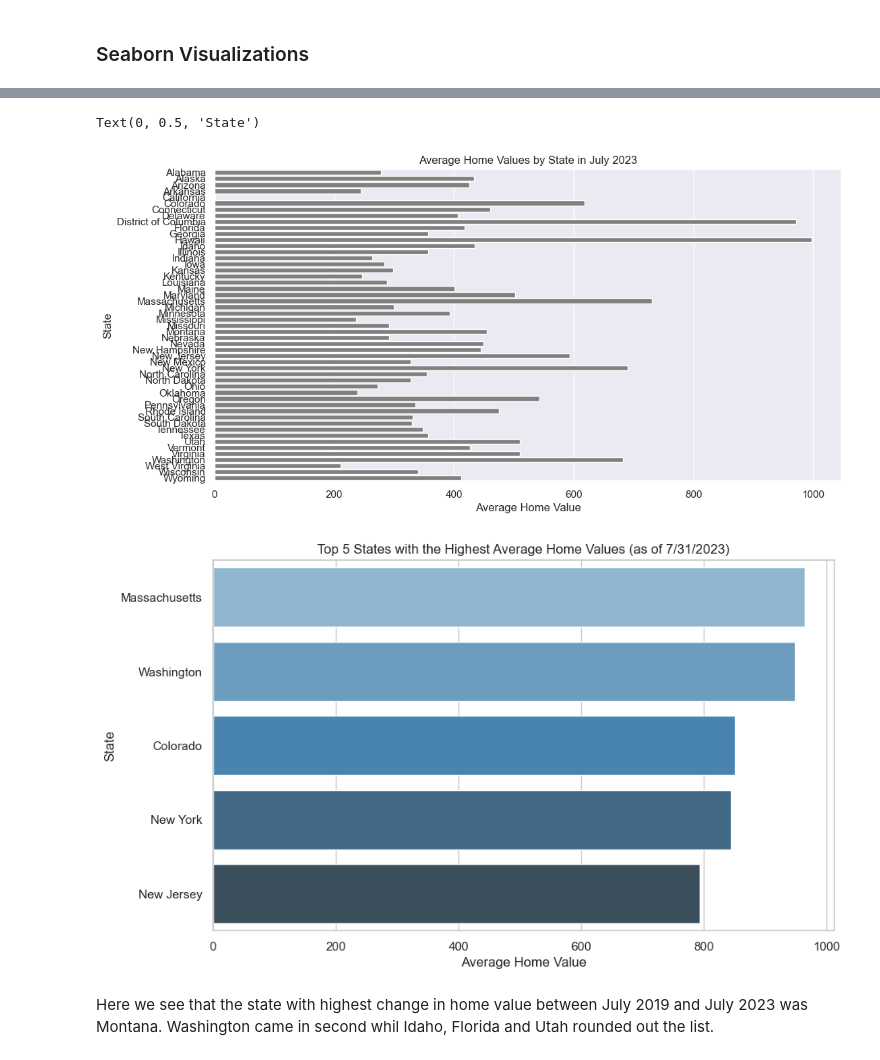
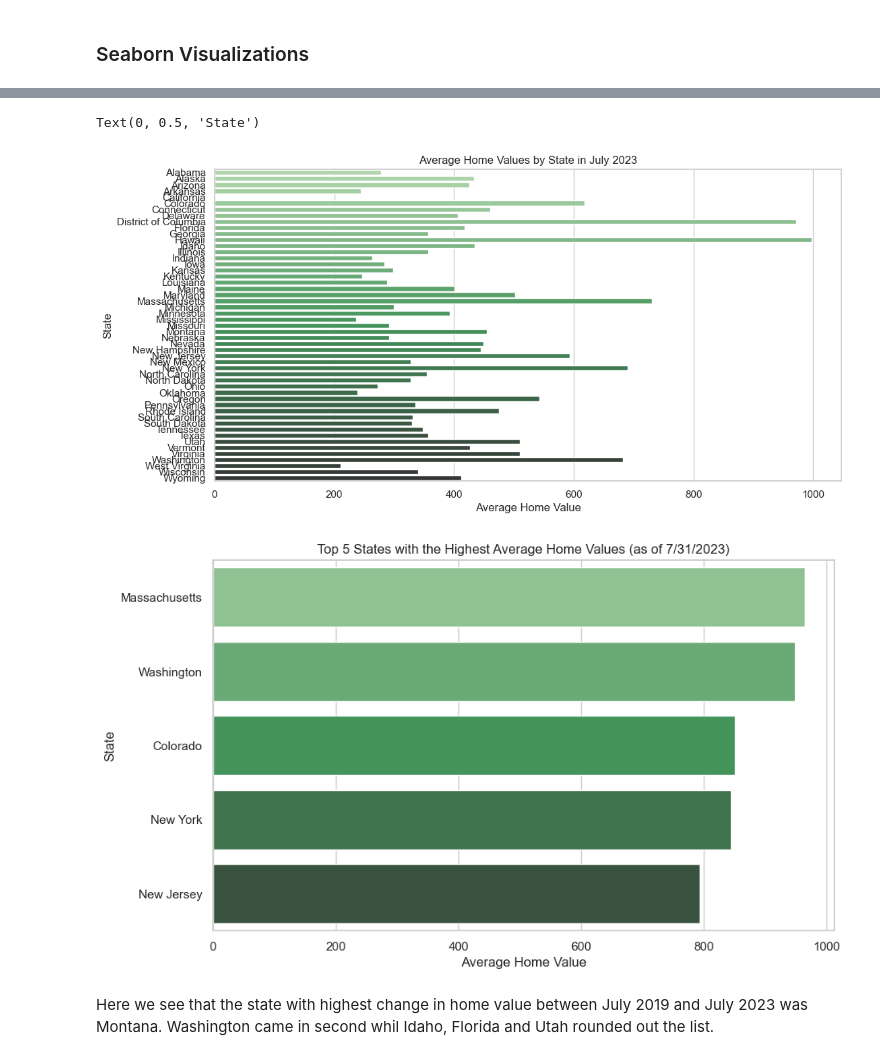
Before and after one commit to guzmanwolfrank/Data, a Jupyter notebook: SQL Zillow/ZillowProject.ipynb, the cells around one changed output, grey strips where cells are left out. Saved outputs shown, nothing was run; the diff lists cells and outputs as text; code cells hidden in the pictures.

```diff
--- a/SQL Zillow/ZillowProject.ipynb
+++ b/SQL Zillow/ZillowProject.ipynb
@@ -162,26 +162,26 @@ Text(0, 0.5, 'State')
 
 # Chart 2: Average home values by state in September 2021
 plt.figure(figsize=(12, 6))
-sns.barplot(data=query_results[0], x='AvgHomeValue', y='State',color="grey")
+sns.barplot(data=query_results[0], x='AvgHomeValue', y='State',palette="Greens_d",color="grey")
 plt.title('Average Home Values by State in July 2023')
 plt.xlabel('Average Home Value')
 plt.ylabel('State')
 # %% [output]
 Text(0, 0.5, 'State')
-[figure, old version]
+[figure, new version]
 # %%
 # Chart 3:  Top 5 States with Highest Average Top Tier Home Values
 df = pd.read_sql_query(query3, con)
 # Create a Seaborn bar plot
 plt.figure(figsize=(10, 6))
 sns.set(style="whitegrid")
-sns.barplot(data=df, x='AvgHomeValue', y='State', palette="Blues_d")
+sns.barplot(data=df, x='AvgHomeValue', y='State', palette="Greens_d")
 plt.title('Top 5 States with the Highest Average Home Values (as of 7/31/2023)')
 plt.xlabel('Average Home Value')
 plt.ylabel('State')
 plt.show()
 # %% [output]
-[figure, old version]
+[figure, new version]
 # %% [markdown]
 Here we see that the state with highest change in home value between July 2019 and July 2023 was Montana. Washington came in second whil Idaho, Florida and Utah rounded out the list.
 # %%
```
Also changed, not shown: parts of 4 cells of this notebook.
